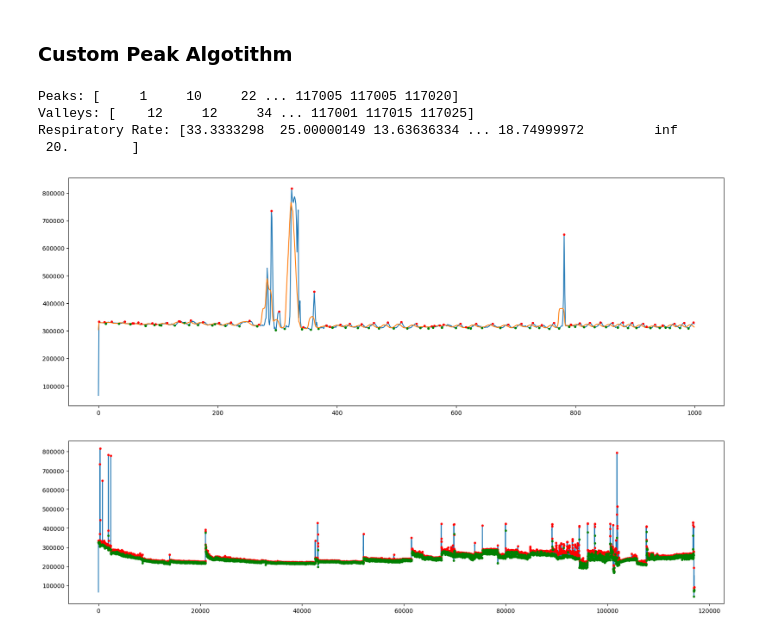
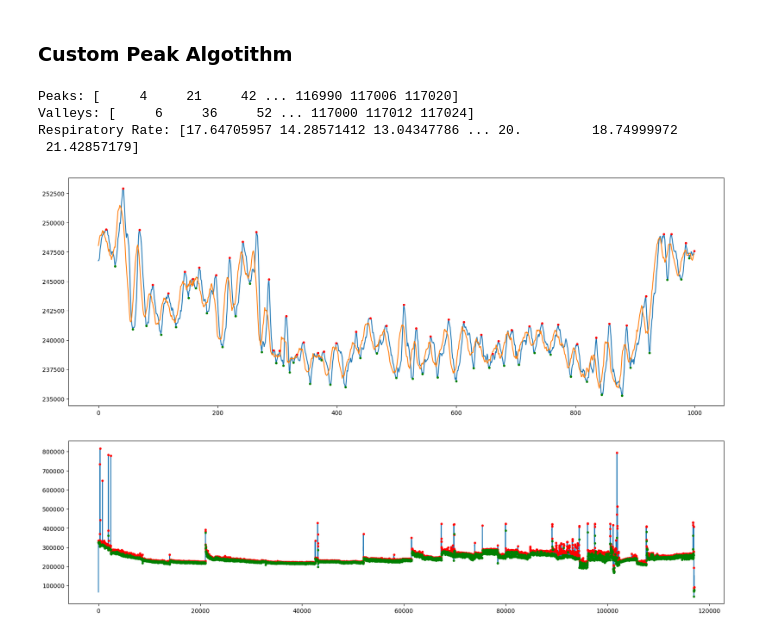
Before and after one commit to mschoi12/youtube-cnn-002-pytorch-unet, a Jupyter notebook: Peak_RR_240917.ipynb, the cells around one changed output. Cells and saved outputs as stored; diff of their text form; code cells hidden in the pictures.

```diff
--- a/Peak_RR_240917.ipynb
+++ b/Peak_RR_240917.ipynb
@@ -16,6 +16,7 @@ fp = '/content/drive/MyDrive/Dataset/Apnea/64-231113-KHK.csv'
 # %%
 cap_r = np.genfromtxt(fp, delimiter=',', skip_header=1, dtype=None, usecols=(2), encoding='utf-8')
 cap = np.char.strip(cap_r, '"').astype(int)
+capf = savgol_filter(cap, 11, 3)
 cap.shape
 # %% [output]
 (117035,)
@@ -64,10 +65,8 @@ def find_peaks_and_valleys(data, window_size):
     moving_avg = np.convolve(data, np.ones(window_size) / window_size, mode='valid')
     # 상태 변화 감지 (1: rising, -1: falling)
     state = np.sign(np.diff(moving_avg))
-
     peaks = []
     valleys = []
-
     # rising에서 falling으로 변화하는 지점에서 peak 찾기
     for i in range(1, len(state)-1):
         if state[i-1] == 1 and state[i] == -1:
@@ -76,7 +75,6 @@ def find_peaks_and_valleys(data, window_size):
         elif state[i-1] == -1 and state[i] == 1:
             valley_idx = np.argmin(data[i:i+window_size]) + i  # 최소값의 인덱스 찾기
             valleys.append(valley_idx)
-
     return np.array(peaks), np.array(valleys)
 
 def calculate_rr(peaks, time):
@@ -87,11 +85,9 @@ def calculate_rr(peaks, time):
     rr = 60 / peak_intervals
     return rr
 
-# 예시
 window_size = 10  # 이동 평균 윈도우 크기
-
 # find_peaks_and_valleys 함수를 사용하여 peak과 bottom 찾기
-peaks, valleys = find_peaks_and_valleys(cap, window_size)
+peaks, valleys = find_peaks_and_valleys(capf, window_size)
 
 # calculate_rr 함수를 사용하여 분당 호흡 수 계산
 rr = calculate_rr(peaks, time)
@@ -101,17 +97,17 @@ print("Peaks:", peaks)
 print("Valleys:", valleys)
 print("Respiratory Rate:", rr)
 # %% [output]
-Peaks: [     1     10     22 ... 117005 117005 117020]
-Valleys: [    12     12     34 ... 117001 117015 117025]
-Respiratory Rate: [33.3333298  25.00000149 13.63636334 ... 18.74999972         inf
- 20.        ]
+Peaks: [     4     21     42 ... 116990 117006 117020]
+Valleys: [     6     36     52 ... 117000 117012 117024]
+Respiratory Rate: [17.64705957 14.28571412 13.04347786 ... 20.         18.74999972
+ 21.42857179]
 # %%
-s, e = 0, 1000;
-peaksl = peaks[(peaks>s) & (peaks<e)]
-valleysl = valleys[(valleys>s) & (valleys<e)]
-figure(figsize=(20,7)); plot(cap[s:e]); plot(moving_avg[s:e]); plot(peaksl, cap[peaksl], 'r.'); plot(valleysl, cap[valleysl], 'g.');
+s, e = 22000, s+1000;
+peaksl = peaks[(peaks>s) & (peaks<e)]; peaksl_i = peaksl - s
+valleysl = valleys[(valleys>s) & (valleys<e)]; valleysl_i = valleysl - s
+figure(figsize=(20,7)); plot(capf[s:e]); plot(moving_avg[s:e]); plot(peaksl_i, capf[peaksl], 'r.'); plot(valleysl_i, capf[valleysl], 'g.');
 # %% [output]
-[figure, old version]
+[figure, new version]
 # %%
 figure(figsize=(20,5)); plot(cap); plot(peaks, cap[peaks], 'r.'); plot(valleys, cap[valleys], 'g.');
 # %% [output]
```
Also changed, not shown: parts of 5 cells of this notebook.
